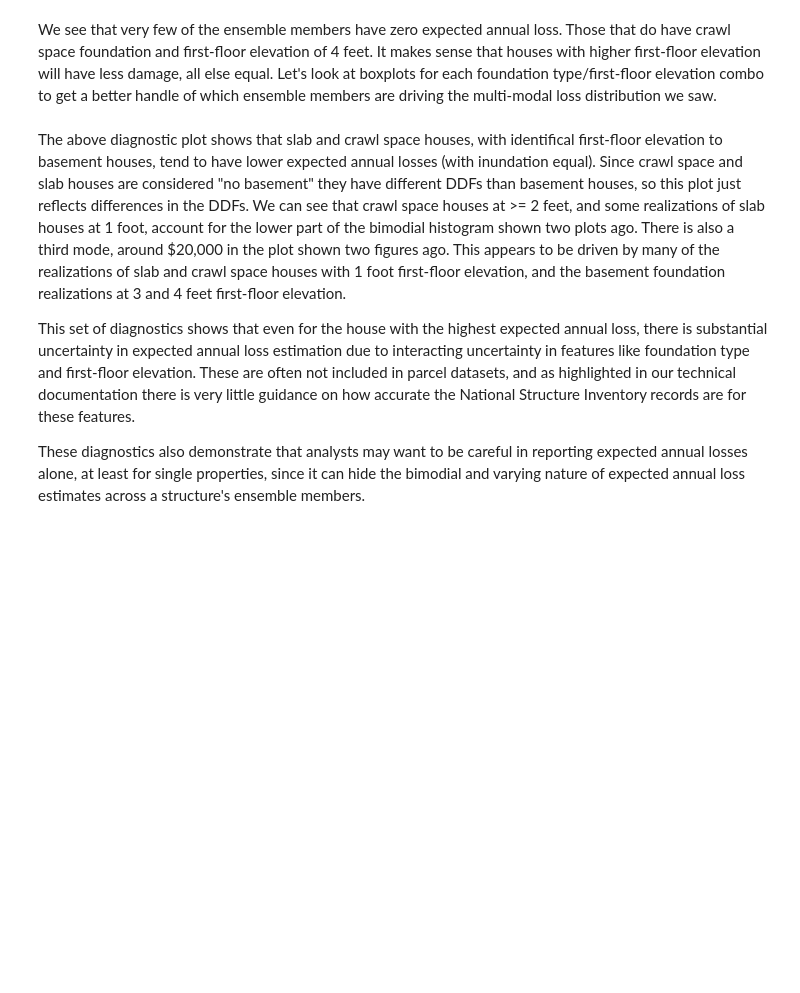
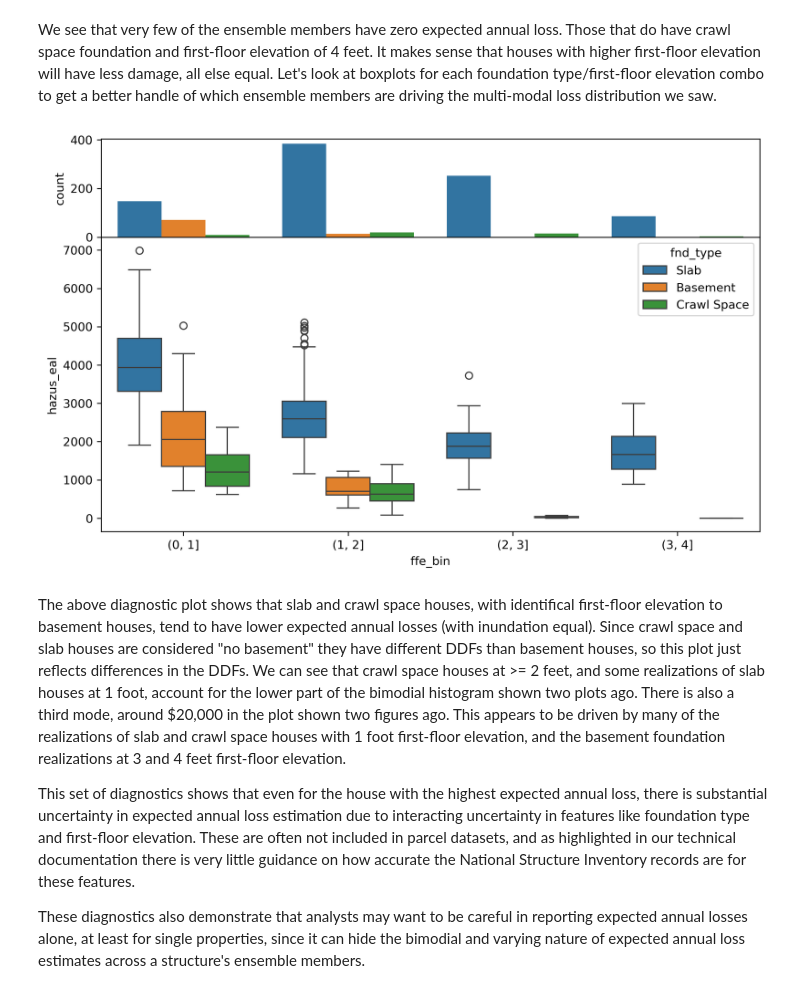
Before and after one commit to abpoll/unsafe, a Jupyter notebook: examples/philadelphia_frd/notebooks/full_data_example.ipynb, the cells around one changed output. Saved outputs shown, nothing was run; the diff lists cells and outputs as text; code cells hidden in the pictures; blank space fills up the shorter version.

```diff
--- a/examples/philadelphia_frd/notebooks/full_data_example.ipynb
+++ b/examples/philadelphia_frd/notebooks/full_data_example.ipynb
@@ -436,25 +635,27 @@ We see that very few of the ensemble members have zero expected annual loss. Tho
 # %%
 fig, ax = plt.subplots(figsize=(10, 6), dpi=300,
                        nrows=2,
                        sharex=True,
                        gridspec_kw={'hspace': 0},
                        height_ratios=[1,3])
 
 g= sns.boxplot(data=max_unc,
-            x='ffe', y='hazus_eal',
+            x='ffe_bin', y='hazus_eal',
             hue='fnd_type',
             ax=ax[1])
 
 # replace legend labels
 new_labels = ['Slab', 'Basement', 'Crawl Space']
 for t, l in zip(g.legend_.texts, new_labels):
     t.set_text(l)
 
 g= sns.countplot(data=max_unc,
-                 x='ffe',
+                 x='ffe_bin',
                  hue='fnd_type',
                  ax=ax[0],
                  legend=False)
+# %% [output]
+[figure, added]
 # %% [markdown]
 The above diagnostic plot shows that slab and crawl space houses, with identifical first-floor elevation to basement houses, tend to have lower expected annual losses (with inundation equal). Since crawl space and slab houses are considered "no basement" they have different DDFs than basement houses, so this plot just reflects differences in the DDFs. We can see that crawl space houses at >= 2 feet, and some realizations of slab houses at 1 foot, account for the lower part of the bimodial histogram shown two plots ago. There is also a third mode, around $20,000 in the plot shown two figures ago. This appears to be driven by many of the realizations of slab and crawl space houses with 1 foot first-floor elevation, and the basement foundation realizations at 3 and 4 feet first-floor elevation.
 
```
Also changed, not shown: parts of 17 cells of this notebook, 5 other files.
